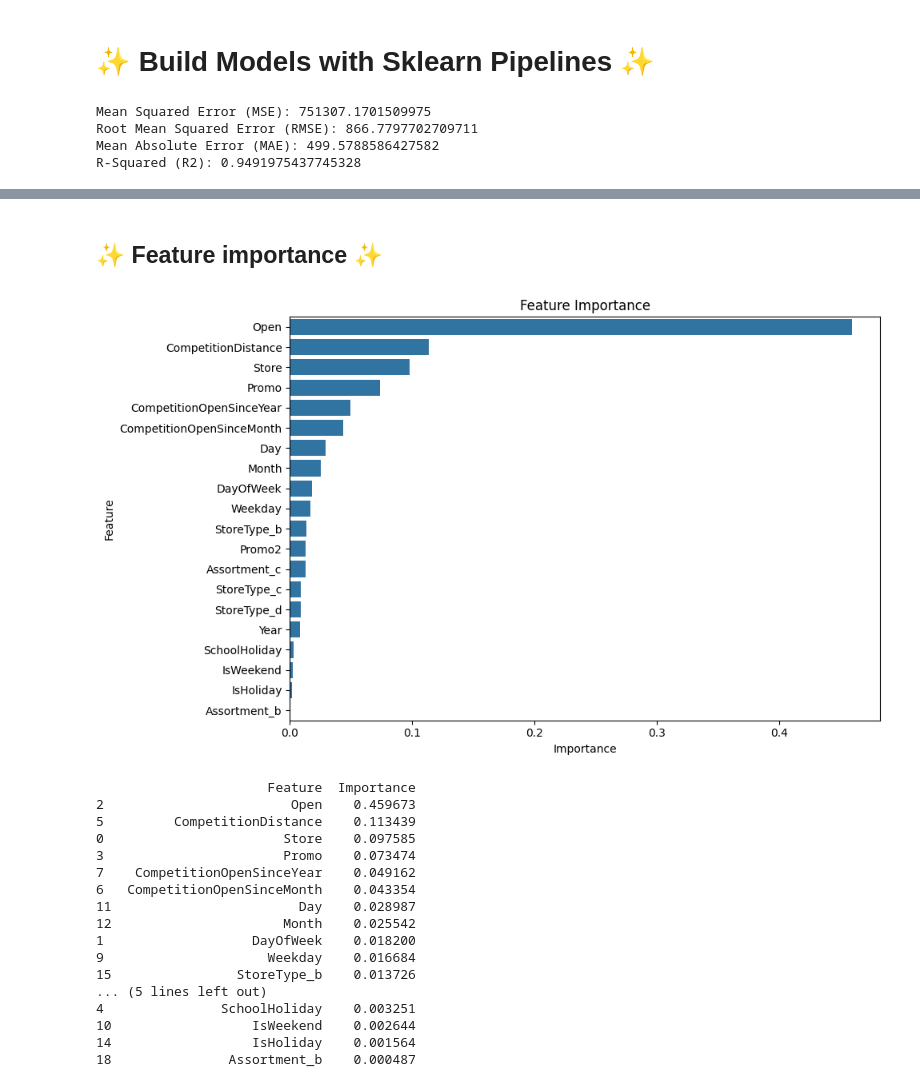
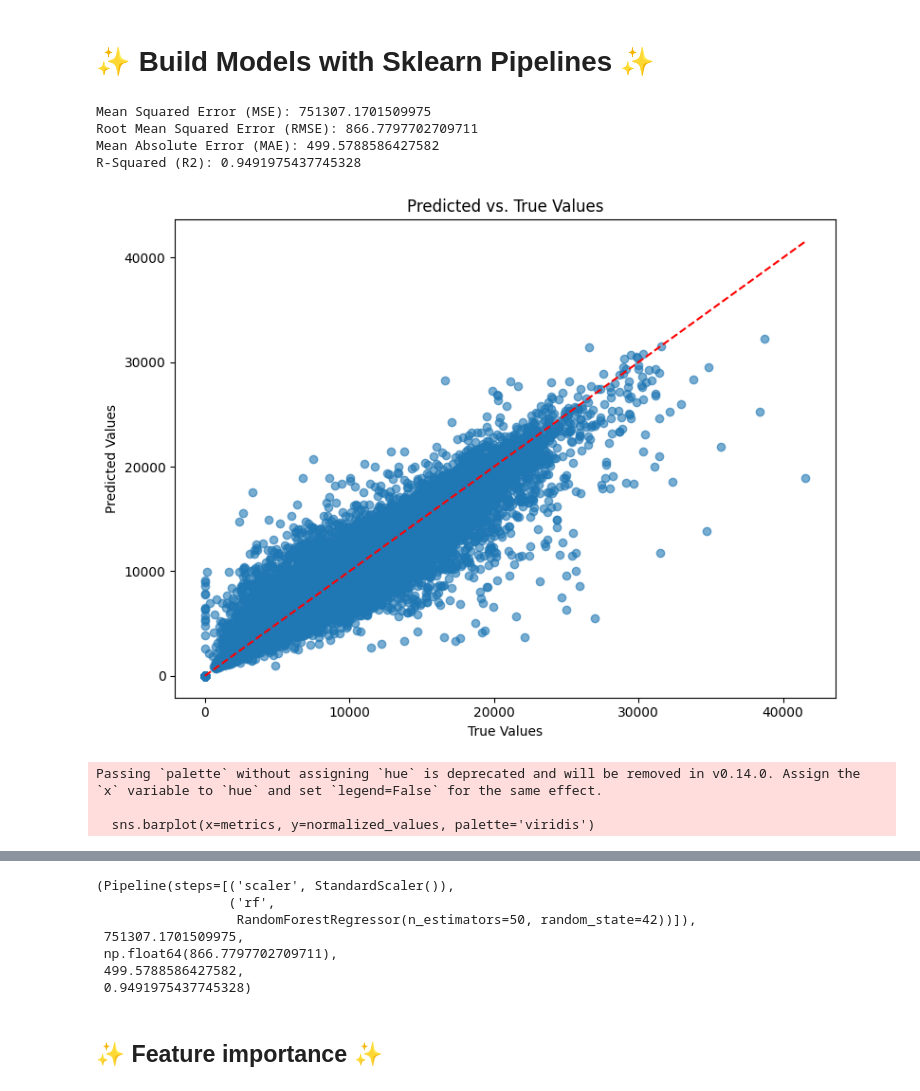
Before and after one commit to Elelanfik/Rossmann-Pharmaceuticals-Sales-Prediction, a Jupyter notebook: notebooks/Predictive.ipynb, the cells around one changed output, grey strips where cells are left out. Saved outputs shown, nothing was run; the diff lists cells and outputs as text; code cells hidden in the pictures.

Commit message:
Build models with sklearn pipelines

```diff
--- a/notebooks/Predictive.ipynb
+++ b/notebooks/Predictive.ipynb
@@ -230,15 +230,18 @@ processed_test.head(5)
 </style>
 
 <h1>✨ Build Models with Sklearn Pipelines ✨</h1>
-# %%
-from scripts.ML_prediction import ModelBuilder
-# Build Random Forest Model
-model_builder = ModelBuilder(processed_train)
-
-# Build the Model: Run the model building process.
-rf_model, mse, rmse, mae, r2 = model_builder.build_random_forest()
-# %% [output]
-Mean Squared Error (MSE): 751307.1701509975
-Root Mean Squared Error (RMSE): 866.7797702709711
-Mean Absolute Error (MAE): 499.5788586427582
-R-Squared (R2): 0.9491975437745328
+# %%
+from scripts.ML_prediction import ModelBuilder
+
+builder = ModelBuilder(processed_train)
+# %%
+builder.build_random_forest()
+# %% [output]
+Mean Squared Error (MSE): 751307.1701509975
+Root Mean Squared Error (RMSE): 866.7797702709711
+Mean Absolute Error (MAE): 499.5788586427582
+R-Squared (R2): 0.9491975437745328
+[figure, added]
+Passing `palette` without assigning `hue` is deprecated and will be removed in v0.14.0. Assign the `x` variable to `hue` and set `legend=False` for the same effect.
+
+  sns.barplot(x=metrics, y=normalized_values, palette='viridis')
@@ -245,3 +249,10 @@ R-Squared (R2): 0.9491975437745328
+(Pipeline(steps=[('scaler', StandardScaler()),
+                 ('rf',
+                  RandomForestRegressor(n_estimators=50, random_state=42))]),
+ 751307.1701509975,
+ np.float64(866.7797702709711),
+ 499.5788586427582,
+ 0.9491975437745328)
 # %% [markdown]
 <style>
     h2 {
@@ -252,26 +263,3 @@ R-Squared (R2): 0.9491975437745328
 </style>
 
 <h2>✨ Feature importance ✨</h2>
-# %%
-# Check Feature Importance: Get the feature importances.
-feature_importance = model_builder.feature_importance(plot=True)
-print(feature_importance)
-# %% [output]
-[figure, removed]
-                      Feature  Importance
-2                        Open    0.459673
-5         CompetitionDistance    0.113439
-0                       Store    0.097585
-3                       Promo    0.073474
-7    CompetitionOpenSinceYear    0.049162
-6   CompetitionOpenSinceMonth    0.043354
-11                        Day    0.028987
-12                      Month    0.025542
-1                   DayOfWeek    0.018200
-9                     Weekday    0.016684
-15                StoreType_b    0.013726
-... (5 lines left out)
-4               SchoolHoliday    0.003251
-10                  IsWeekend    0.002644
-14                  IsHoliday    0.001564
-18               Assortment_b    0.000487
```
Also changed, not shown: parts of 15 cells of this notebook, 3 other files.
